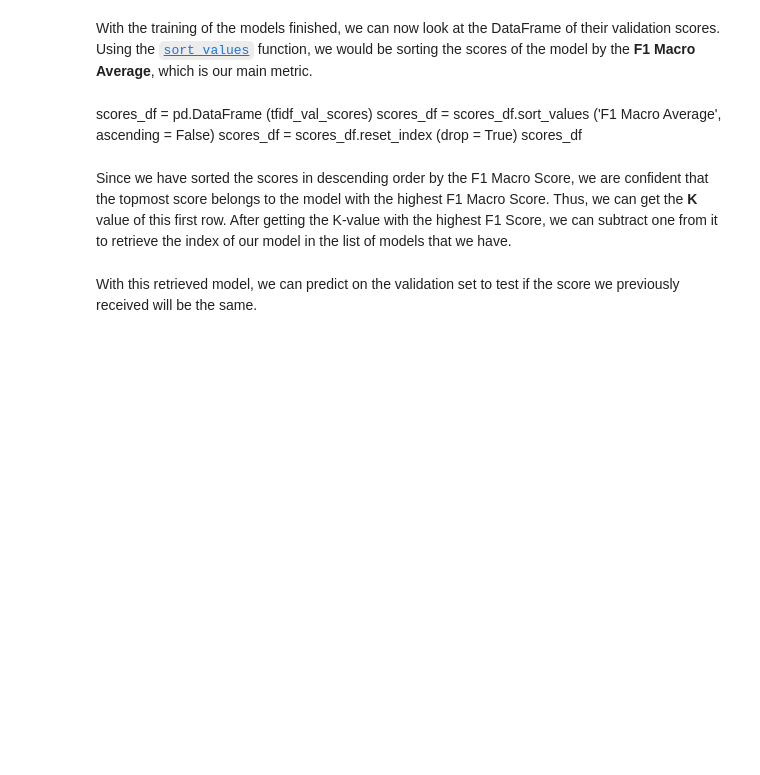
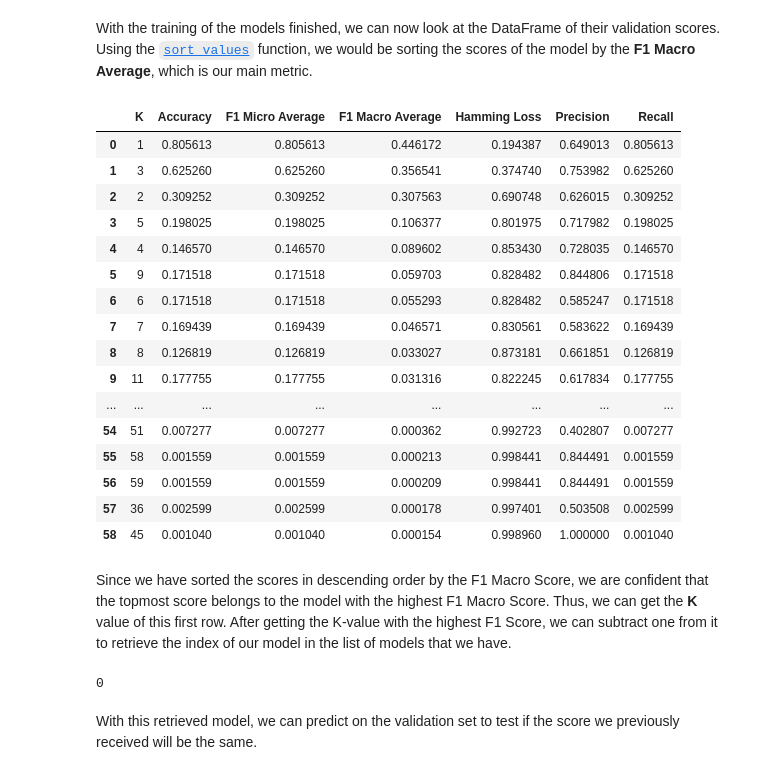
Before and after one commit to francheska-vicente/data102-fake-news, a Jupyter notebook: ModelingPT3_UndersamplingBase.ipynb, the cells around one changed output. Saved outputs shown, nothing was run; the diff lists cells and outputs as text; code cells hidden in the pictures; blank space fills up the shorter version.

```diff
--- a/ModelingPT3_UndersamplingBase.ipynb
+++ b/ModelingPT3_UndersamplingBase.ipynb
@@ -405,16 +405,36 @@ for k in range (1, 60):
     tfidf_labels_per_cluster.append (label)
 # %% [markdown]
 With the training of the models finished, we can now look at the DataFrame of their validation scores. Using the [`sort_values`](https://pandas.pydata.org/docs/reference/api/pandas.DataFrame.sort_values.html) function, we would be sorting the scores of the model by the **F1 Macro Average**, which is our main metric.
-# %% [markdown]
-scores_df = pd.DataFrame (tfidf_val_scores)
-scores_df = scores_df.sort_values ('F1 Macro Average', ascending = False)
-scores_df = scores_df.reset_index (drop = True)
-scores_df
+# %%
+scores_df = pd.DataFrame (tfidf_val_scores)
+scores_df = scores_df.sort_values ('F1 Macro Average', ascending = False)
+scores_df = scores_df.reset_index (drop = True)
+scores_df
+# %% [output]
+|  | K | Accuracy | F1 Micro Average | F1 Macro Average | Hamming Loss | Precision | Recall |
+| 0 | 1 | 0.805613 | 0.805613 | 0.446172 | 0.194387 | 0.649013 | 0.805613 |
+| 1 | 3 | 0.625260 | 0.625260 | 0.356541 | 0.374740 | 0.753982 | 0.625260 |
+| 2 | 2 | 0.309252 | 0.309252 | 0.307563 | 0.690748 | 0.626015 | 0.309252 |
+| 3 | 5 | 0.198025 | 0.198025 | 0.106377 | 0.801975 | 0.717982 | 0.198025 |
+| 4 | 4 | 0.146570 | 0.146570 | 0.089602 | 0.853430 | 0.728035 | 0.146570 |
+| 5 | 9 | 0.171518 | 0.171518 | 0.059703 | 0.828482 | 0.844806 | 0.171518 |
+| 6 | 6 | 0.171518 | 0.171518 | 0.055293 | 0.828482 | 0.585247 | 0.171518 |
+| 7 | 7 | 0.169439 | 0.169439 | 0.046571 | 0.830561 | 0.583622 | 0.169439 |
+| 8 | 8 | 0.126819 | 0.126819 | 0.033027 | 0.873181 | 0.661851 | 0.126819 |
+| 9 | 11 | 0.177755 | 0.177755 | 0.031316 | 0.822245 | 0.617834 | 0.177755 |
+| ... | ... | ... | ... | ... | ... | ... | ... |
+| 54 | 51 | 0.007277 | 0.007277 | 0.000362 | 0.992723 | 0.402807 | 0.007277 |
+| 55 | 58 | 0.001559 | 0.001559 | 0.000213 | 0.998441 | 0.844491 | 0.001559 |
+| 56 | 59 | 0.001559 | 0.001559 | 0.000209 | 0.998441 | 0.844491 | 0.001559 |
+| 57 | 36 | 0.002599 | 0.002599 | 0.000178 | 0.997401 | 0.503508 | 0.002599 |
+| 58 | 45 | 0.001040 | 0.001040 | 0.000154 | 0.998960 | 1.000000 | 0.001040 |
 # %% [markdown]
 Since we have sorted the scores in descending order by the F1 Macro Score, we are confident that the topmost score belongs to the model with the highest F1 Macro Score. Thus, we can get the **K** value of this first row. After getting the K-value with the highest F1 Score, we can subtract one from it to retrieve the index of our model in the list of models that we have.
 # %%
 best_model_index = int (scores_df.loc [0]['K']) - 1
 best_model_index
+# %% [output]
+0
 # %% [markdown]
 With this retrieved model, we can predict on the validation set to test if the score we previously received will be the same.
 # %%
```
Also changed, not shown: parts of 18 cells of this notebook, 5 other files.
